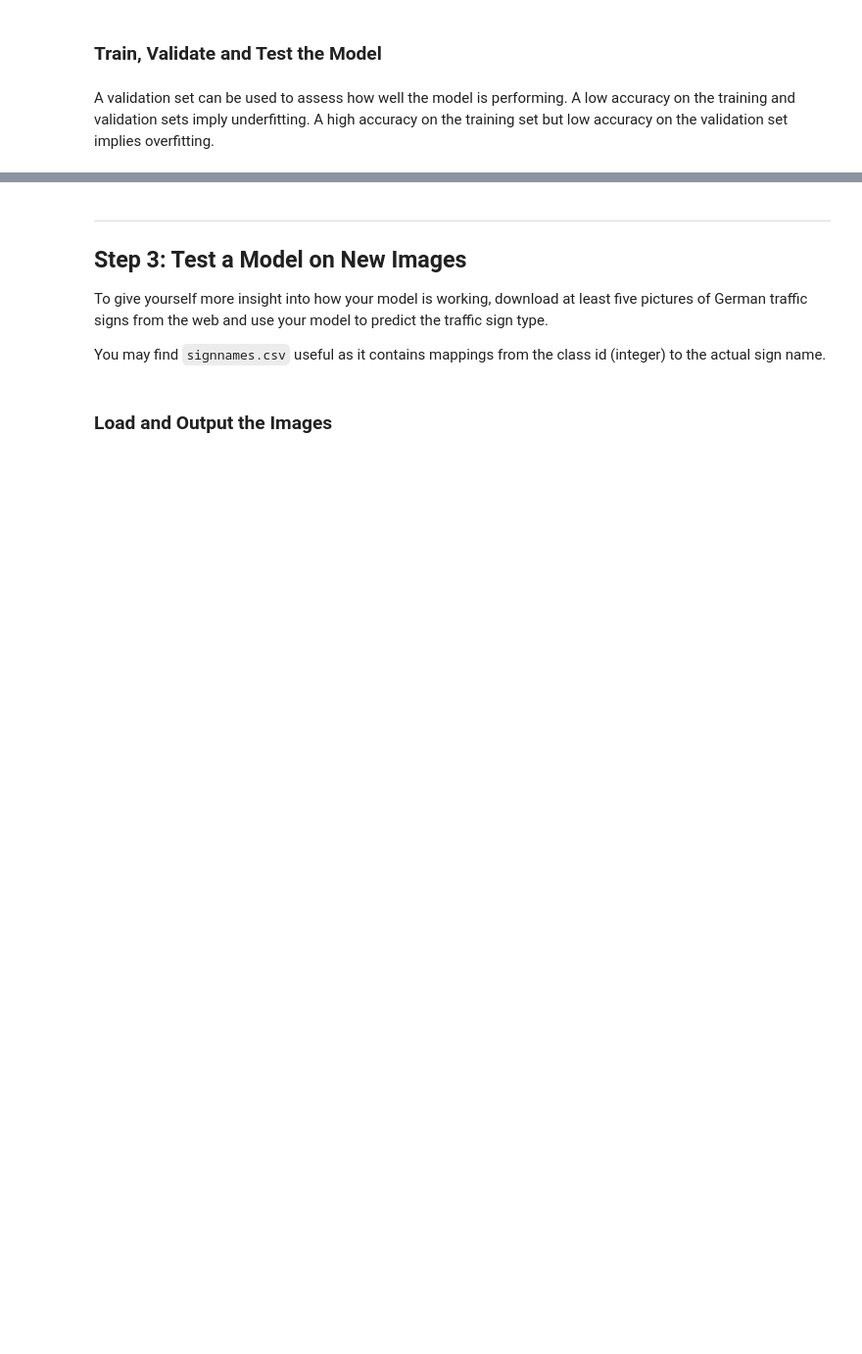
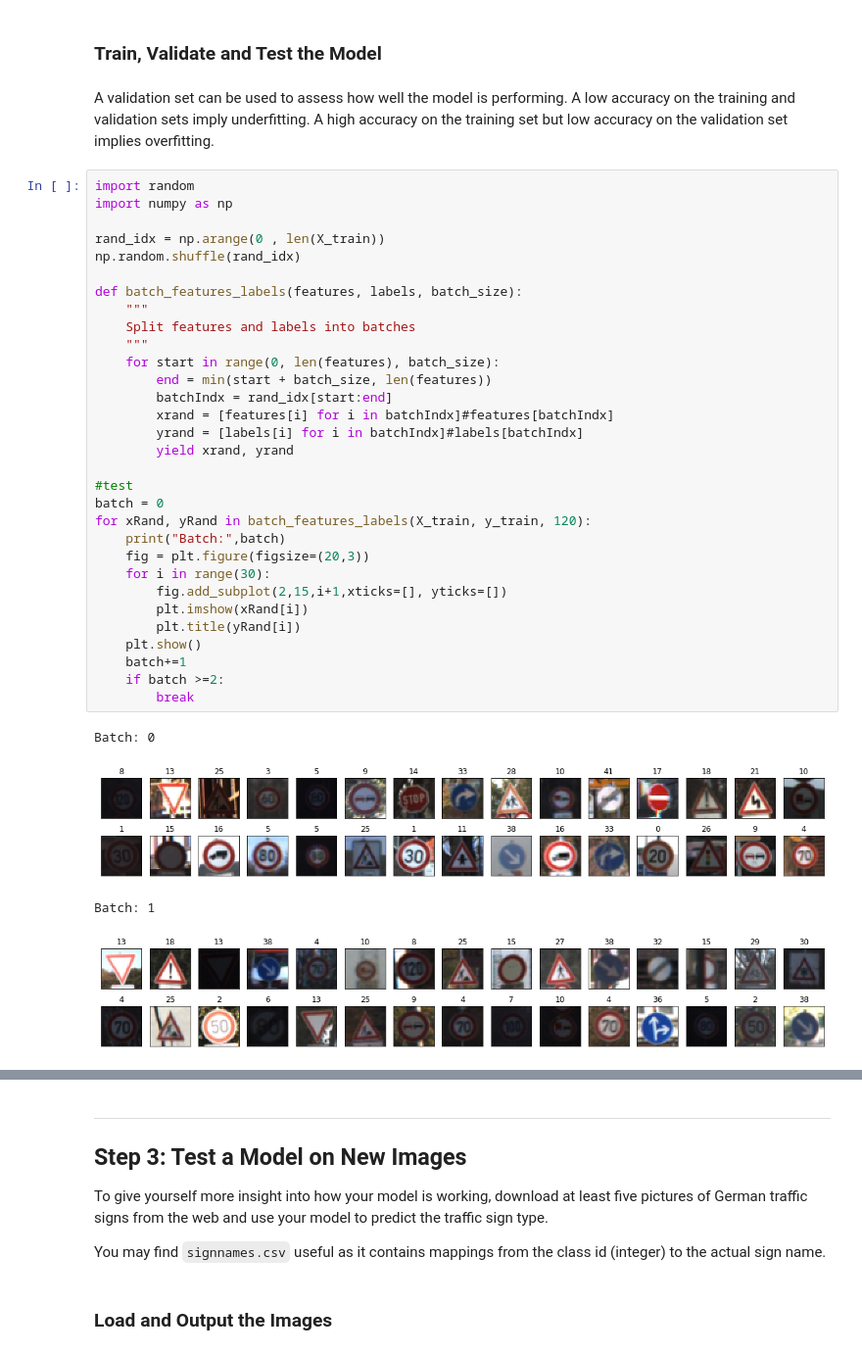
Before and after one commit to lokesh1210/SDCND, a Jupyter notebook: CarND-Traffic-Sign-Classifier-Project/Traffic_Sign_Classifier.ipynb, the cells around one changed output, grey strips where cells are left out. Shown at 98% size. Cells and saved outputs as stored; diff of their text form; blank space fills up the shorter version.

```diff
--- a/CarND-Traffic-Sign-Classifier-Project/Traffic_Sign_Classifier.ipynb
+++ b/CarND-Traffic-Sign-Classifier-Project/Traffic_Sign_Classifier.ipynb
@@ -336,3 +394,39 @@ logits = tsc_Net(x, 43)
 # %% [markdown]
 A validation set can be used to assess how well the model is performing. A low accuracy on the training and validation
 sets imply underfitting. A high accuracy on the training set but low accuracy on the validation set implies overfitting.
+# %%
+import random
+import numpy as np
+
+rand_idx = np.arange(0 , len(X_train))
+np.random.shuffle(rand_idx)
+
+def batch_features_labels(features, labels, batch_size):
+    """
+    Split features and labels into batches
+    """
+    for start in range(0, len(features), batch_size):
+        end = min(start + batch_size, len(features))
+        batchIndx = rand_idx[start:end]
+        xrand = [features[i] for i in batchIndx]#features[batchIndx]
+        yrand = [labels[i] for i in batchIndx]#labels[batchIndx]
+        yield xrand, yrand
+
+#test
+batch = 0
+for xRand, yRand in batch_features_labels(X_train, y_train, 120):
+    print("Batch:",batch)
+    fig = plt.figure(figsize=(20,3))
+    for i in range(30):
+        fig.add_subplot(2,15,i+1,xticks=[], yticks=[])
+        plt.imshow(xRand[i])
+        plt.title(yRand[i])
+    plt.show()
+    batch+=1
+    if batch >=2:
+        break
+# %% [output]
+Batch: 0
+[figure, added]
+Batch: 1
+[figure, added]
```
Also changed, not shown: parts of 24 cells of this notebook, 9 other files.
